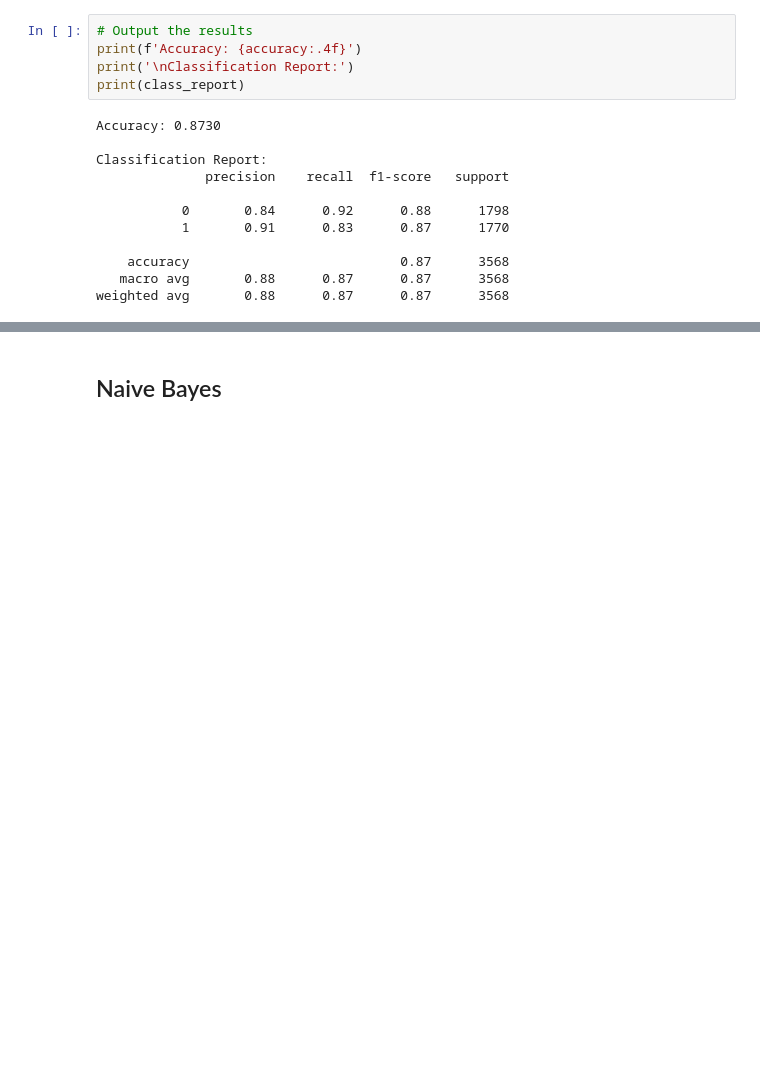
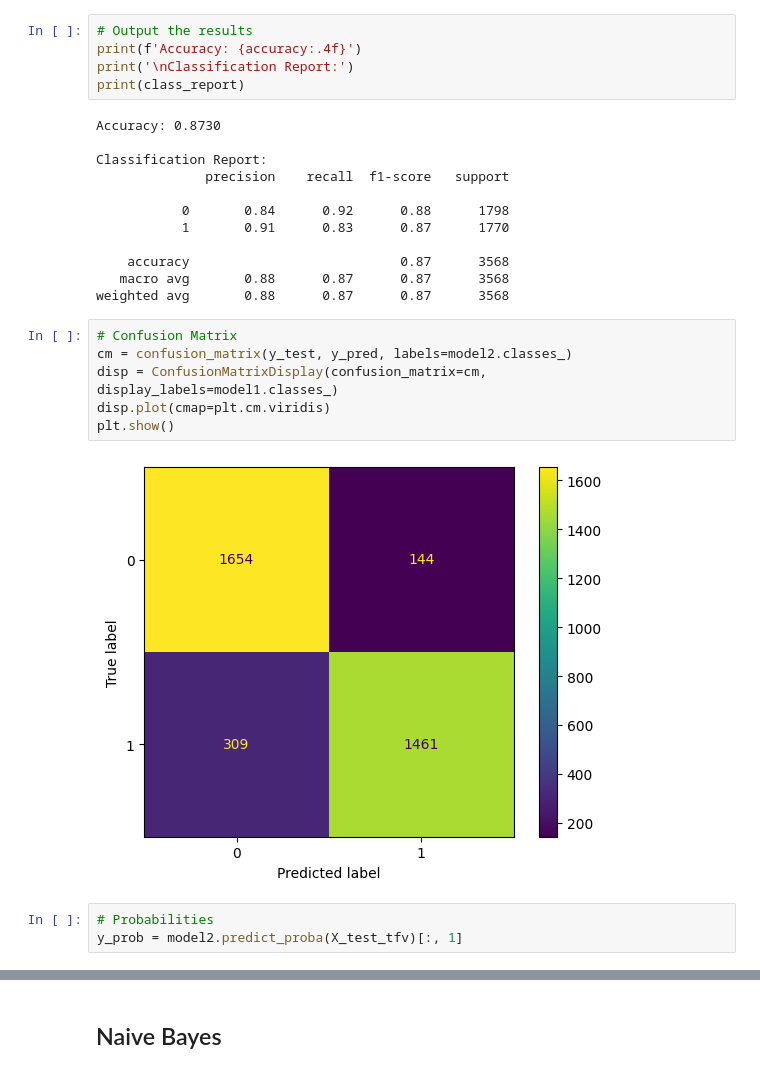
Before and after one commit to DeepraMazumder/Hotel-Reviews-Sentiment-Analysis, a Jupyter notebook: notebooks/Hotel_Sentiment_Analysis.ipynb, the cells around one changed output, grey strips where cells are left out. Cells and saved outputs as stored; diff of their text form; blank space fills up the shorter version.

```diff
--- a/notebooks/Hotel_Sentiment_Analysis.ipynb
+++ b/notebooks/Hotel_Sentiment_Analysis.ipynb
@@ -158,3 +186,14 @@ Classification Report:
     accuracy                           0.87      3568
    macro avg       0.88      0.87      0.87      3568
 weighted avg       0.88      0.87      0.87      3568
+# %%
+# Confusion Matrix
+cm = confusion_matrix(y_test, y_pred, labels=model2.classes_)
+disp = ConfusionMatrixDisplay(confusion_matrix=cm, display_labels=model1.classes_)
+disp.plot(cmap=plt.cm.viridis)
+plt.show()
+# %% [output]
+[figure, added]
+# %%
+# Probabilities
+y_prob = model2.predict_proba(X_test_tfv)[:, 1]
```
Also changed, not shown: parts of 20 cells of this notebook, 4 other files.
